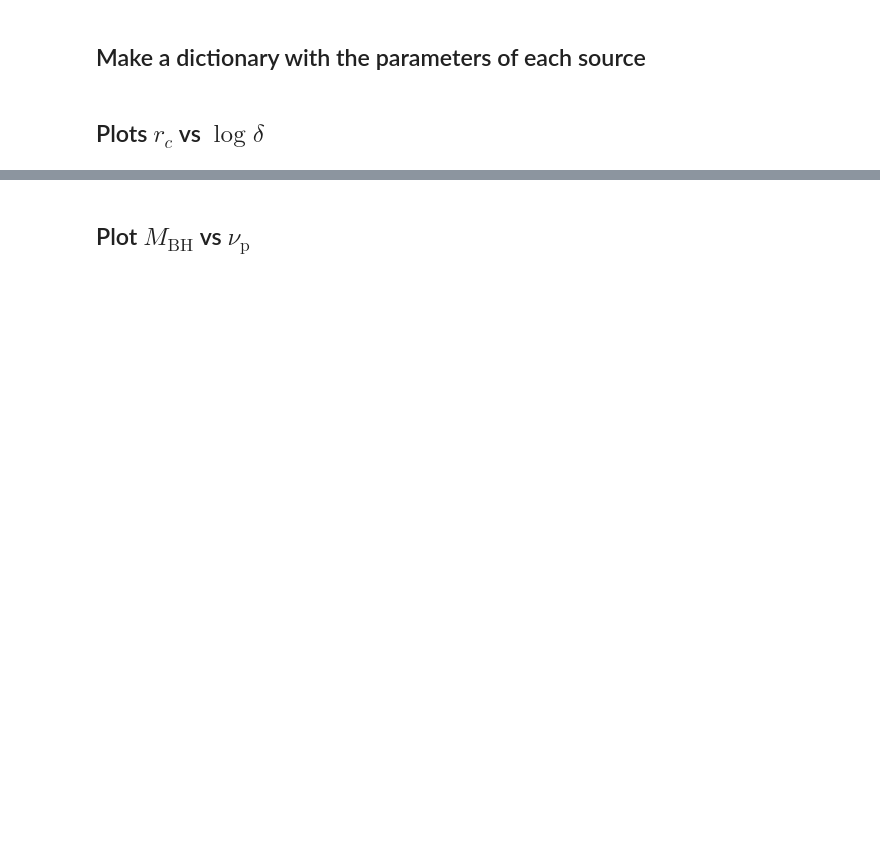
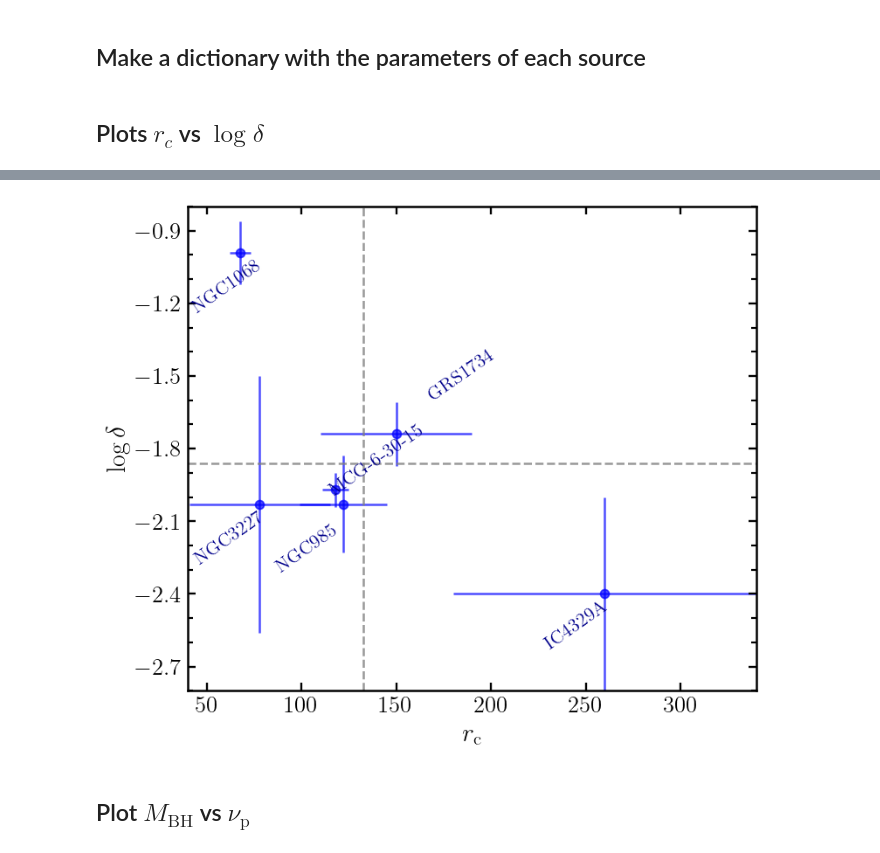
Before and after one commit to santimda/sed_fitter_BHcorona, a Jupyter notebook: scripts/plot_r_vs_B.ipynb, the cells around one changed output, grey strips where cells are left out. Saved outputs shown, nothing was run; the diff lists cells and outputs as text; code cells hidden in the pictures; blank space fills up the shorter version.

```diff
--- a/scripts/plot_r_vs_B.ipynb
+++ b/scripts/plot_r_vs_B.ipynb
@@ -112,3 +73,52 @@ Median sigma = 0.05
+# %%
+# Create the plot
+fig, ax = plt.subplots(figsize=(7, 6),dpi=120)
+
+# Add labels and title
+plt.xlabel(r'$r_\mathrm{c}$')
+plt.ylabel(r'$\log \delta$')
+
+xmin, xmax = 40, 340
+ymin, ymax = -2.8, -0.8
+plt.xlim(xmin, xmax)
+plt.ylim(ymin, ymax)
+
+# Plot dashed lines for average values
+plt.axvline(avg_r_c_RQ, color='gray', linestyle='--', label=f'Avg $r_c$: {avg_r_c_RQ:.2f}', alpha=0.8)
+plt.axhline(avg_log_delta_RQ, color='gray', linestyle='--', label=f'Avg $\\log \\delta$: {avg_log_delta_RQ:.2f}', alpha=0.8)
+
+# Scatter plot with error bars
+texts = []
+for i, name in enumerate(names):
+    if not con_flags[i]:
+        fmt = 'bo'
+        text_color = 'darkblue'
+
+        # Plot the error bar
+        plt.errorbar(r_c_values[i], log_delta_values[i], xerr=r_c_errors[i], yerr=log_delta_errors[i], fmt=fmt, alpha=0.7, zorder=1)
+
+        # Add the text label with the appropriate colour
+        text = plt.text(r_c_values[i], log_delta_values[i], name, fontsize=13, ha='center', va='center', rotation=35, color=text_color, zorder=5)
+        texts.append(text)
+
+
+adjust_text(
+    texts,
+    expand_points=(1.2, 1.2),    # Lower values keep labels closer to points
+    expand_text=(1.2, 1.2),      # Adjust text expansion to be closer
+    force_text=(0.5, 0.5),       # Strength to keep labels from overlapping each other
+)
+
+# Set major and minor y-ticks
+ax.yaxis.set_major_locator(MultipleLocator(0.3))
+ax.yaxis.set_minor_locator(MultipleLocator(0.1))
+ax.tick_params(direction='in', which='both', right=True, top=True)
+
+plt.savefig(f"plot_r_vs_delta_non-CONs.pdf", bbox_inches='tight', pad_inches = 0.01)
+
+plt.show()
+# %% [output]
+[figure, added]
 # %% [markdown]
 ## Plot $M_\mathrm{BH}$ vs $\nu_\mathrm{p}$
 # %%
```
Also changed, not shown: parts of 17 cells of this notebook.
